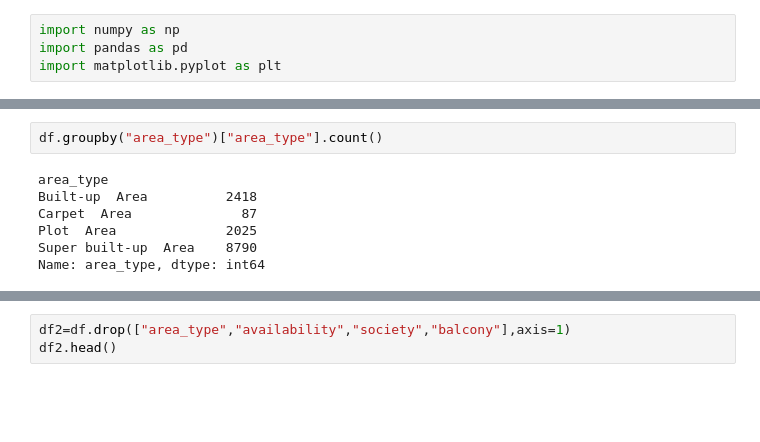
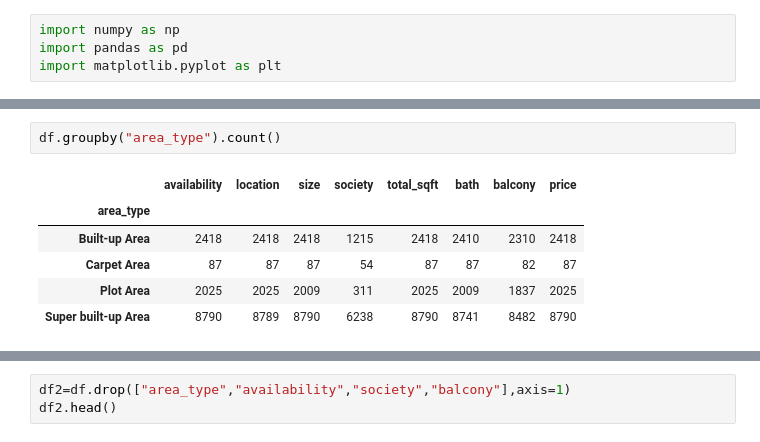
Before and after one commit to varunpatel07/Real-Estate-Price-Prediction, a Jupyter notebook: Real Estate Price Prediction.ipynb, the cells around one changed output, grey strips where cells are left out. Cells and saved outputs as stored; diff of their text form; blank space fills up the shorter version.

```diff
--- a/Real Estate Price Prediction.ipynb
+++ b/Real Estate Price Prediction.ipynb
@@ -13,11 +13,11 @@ df.head()
 | 3 | Super built-up Area | Ready To Move | Lingadheeranahalli | 3 BHK | Soiewre | 1521 | 3.0 | 1.0 | 95.00 |
 | 4 | Super built-up Area | Ready To Move | Kothanur | 2 BHK | NaN | 1200 | 2.0 | 1.0 | 51.00 |
 # %%
-df.groupby("area_type")["area_type"].count()
+df.groupby("area_type").count()
 # %% [output]
-area_type
-Built-up  Area          2418
-Carpet  Area              87
-Plot  Area              2025
-Super built-up  Area    8790
-Name: area_type, dtype: int64
+|  | availability | location | size | society | total_sqft | bath | balcony | price |
+| area_type |  |  |  |  |  |  |  |  |
+| Built-up Area | 2418 | 2418 | 2418 | 1215 | 2418 | 2410 | 2310 | 2418 |
+| Carpet Area | 87 | 87 | 87 | 54 | 87 | 87 | 82 | 87 |
+| Plot Area | 2025 | 2025 | 2009 | 311 | 2025 | 2009 | 1837 | 2025 |
+| Super built-up Area | 8790 | 8789 | 8790 | 6238 | 8790 | 8741 | 8482 | 8790 |
```
Also changed, not shown: parts of 3 cells of this notebook, 38 other files.
